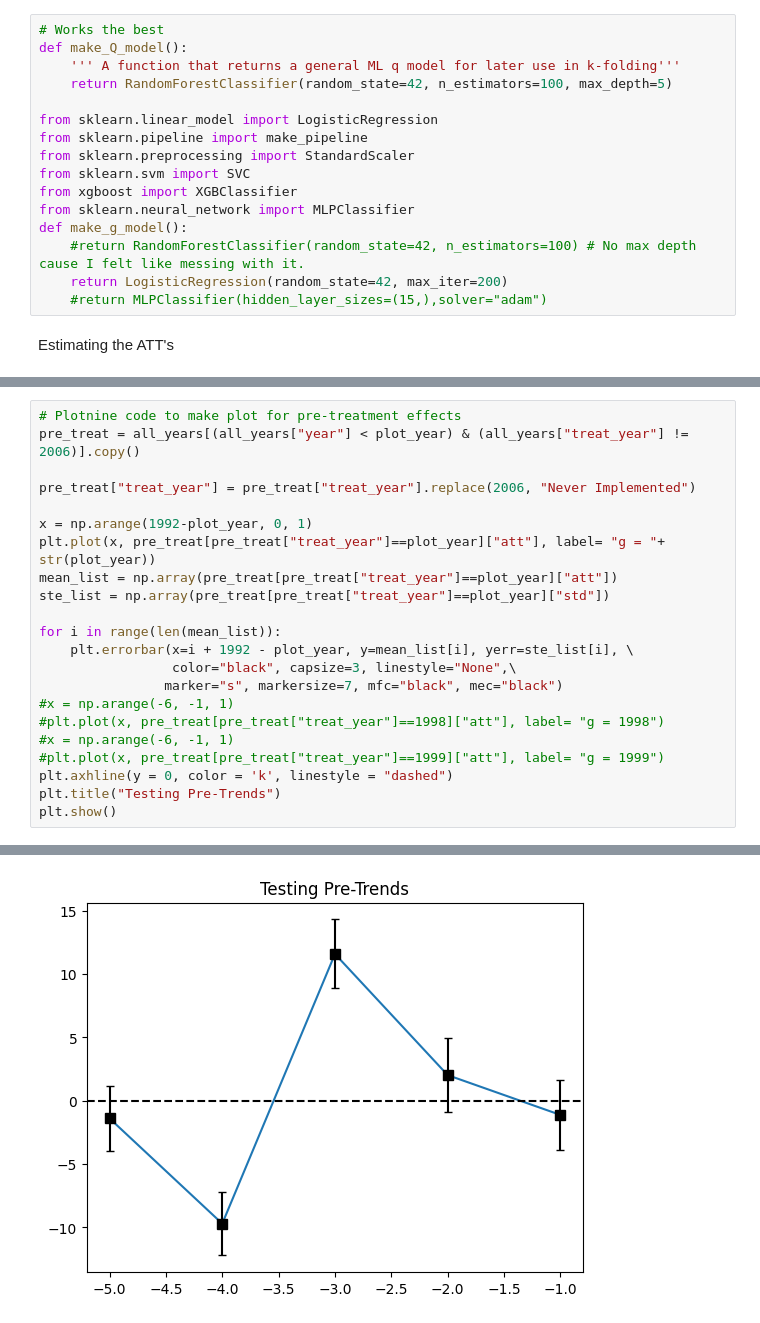
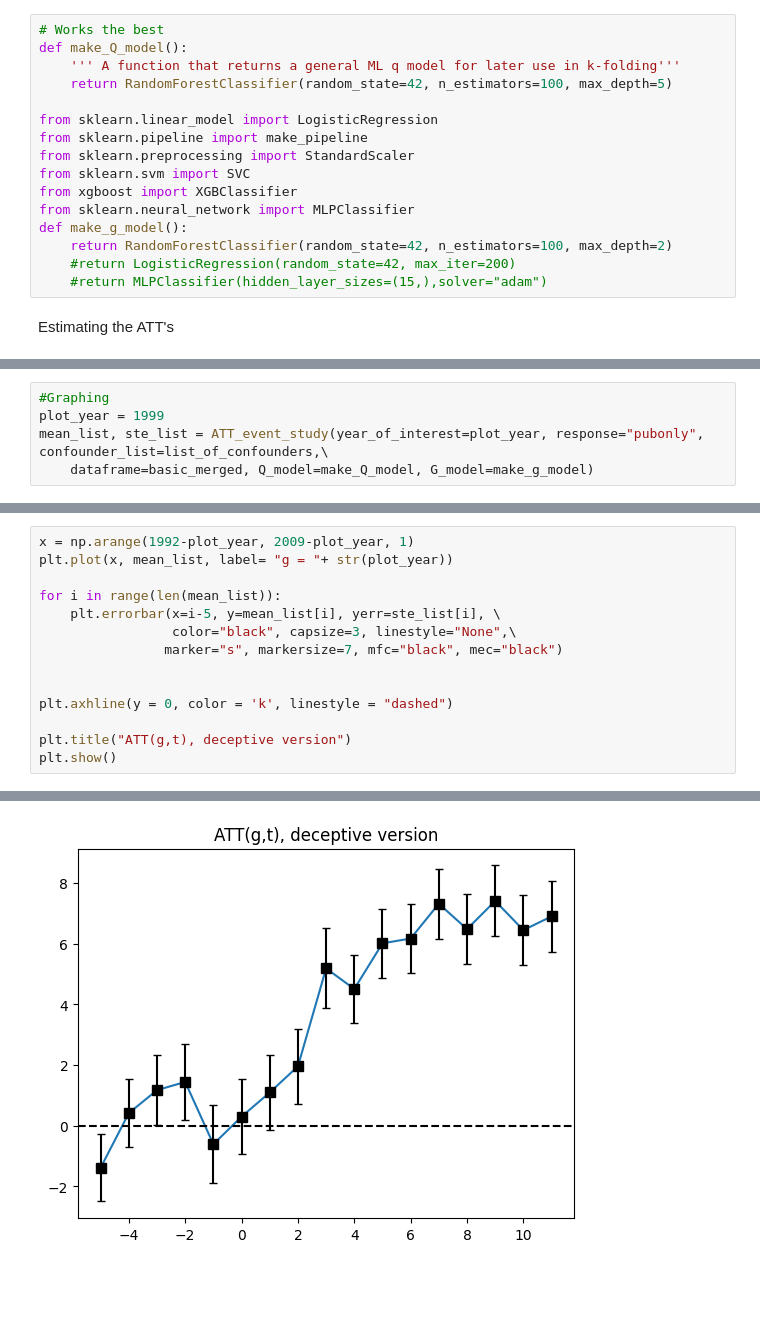
Before and after one commit to wflewis12/Causal_ML_Project, a Jupyter notebook: Estimator_DR.ipynb, the cells around one changed output, grey strips where cells are left out. Saved outputs shown, nothing was run; the diff lists cells and outputs as text; blank space fills up the shorter version.

Commit message:
Add files via upload
Fixed DR estimator

```diff
--- a/Estimator_DR.ipynb
+++ b/Estimator_DR.ipynb
@@ -194,8 +197,8 @@ from sklearn.svm import SVC
 from xgboost import XGBClassifier
 from sklearn.neural_network import MLPClassifier
 def make_g_model():
-    #return RandomForestClassifier(random_state=42, n_estimators=100) # No max depth cause I felt like messing with it.
-    return LogisticRegression(random_state=42, max_iter=200)
+    return RandomForestClassifier(random_state=42, n_estimators=100, max_depth=2)
+    #return LogisticRegression(random_state=42, max_iter=200)
     #return MLPClassifier(hidden_layer_sizes=(15,),solver="adam")
 # %% [markdown]
 Estimating the ATT's
@@ -334,0 +329,5 @@ Max p:0.9866696437944126
+# %%
+#Graphing
+plot_year = 1999
+mean_list, ste_list = ATT_event_study(year_of_interest=plot_year, response="pubonly", confounder_list=list_of_confounders,\
+    dataframe=basic_merged, Q_model=make_Q_model, G_model=make_g_model)
@@ -335,23 +338,15 @@ Max p:0.9866696437944126
 # %%
-# Plotnine code to make plot for pre-treatment effects
-pre_treat = all_years[(all_years["year"] < plot_year) & (all_years["treat_year"] != 2006)].copy()
-
-pre_treat["treat_year"] = pre_treat["treat_year"].replace(2006, "Never Implemented")
-
-x = np.arange(1992-plot_year, 0, 1)
-plt.plot(x, pre_treat[pre_treat["treat_year"]==plot_year]["att"], label= "g = "+ str(plot_year))
-mean_list = np.array(pre_treat[pre_treat["treat_year"]==plot_year]["att"])
-ste_list = np.array(pre_treat[pre_treat["treat_year"]==plot_year]["std"])
+x = np.arange(1992-plot_year, 2009-plot_year, 1)
+plt.plot(x, mean_list, label= "g = "+ str(plot_year))
 
 for i in range(len(mean_list)):
-    plt.errorbar(x=i + 1992 - plot_year, y=mean_list[i], yerr=ste_list[i], \
+    plt.errorbar(x=i-5, y=mean_list[i], yerr=ste_list[i], \
                  color="black", capsize=3, linestyle="None",\
                 marker="s", markersize=7, mfc="black", mec="black")
-#x = np.arange(-6, -1, 1)
-#plt.plot(x, pre_treat[pre_treat["treat_year"]==1998]["att"], label= "g = 1998")
-#x = np.arange(-6, -1, 1)
-#plt.plot(x, pre_treat[pre_treat["treat_year"]==1999]["att"], label= "g = 1999")
+
+
 plt.axhline(y = 0, color = 'k', linestyle = "dashed")
-plt.title("Testing Pre-Trends")
+
+plt.title("ATT(g,t), deceptive version")
 plt.show()
 # %% [output]
@@ -360 +353 @@ plt.show()
-[figure, old version]
+[figure, new version]
```
Also changed, not shown: parts of 8 cells of this notebook.
